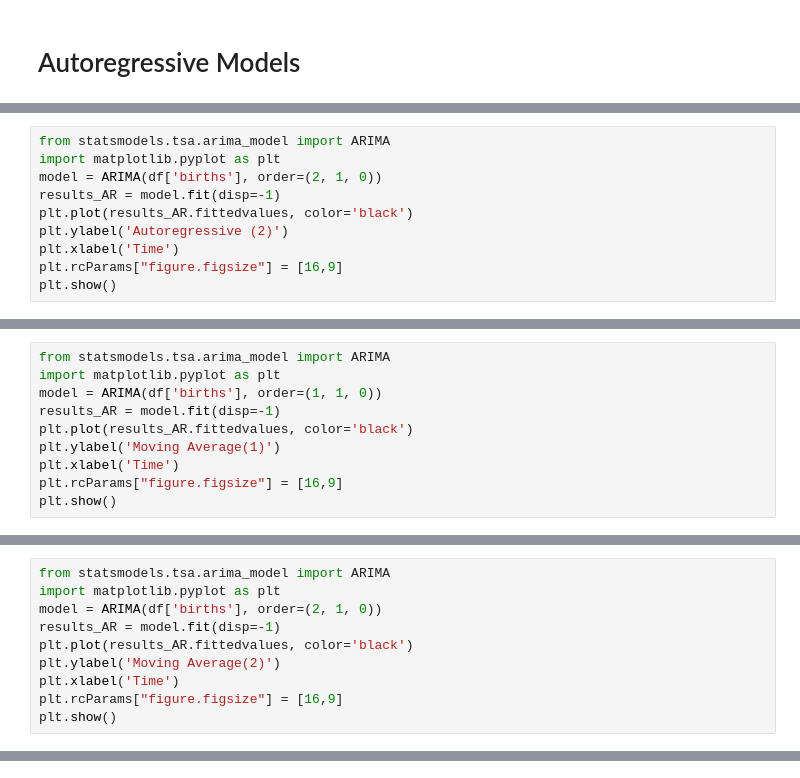
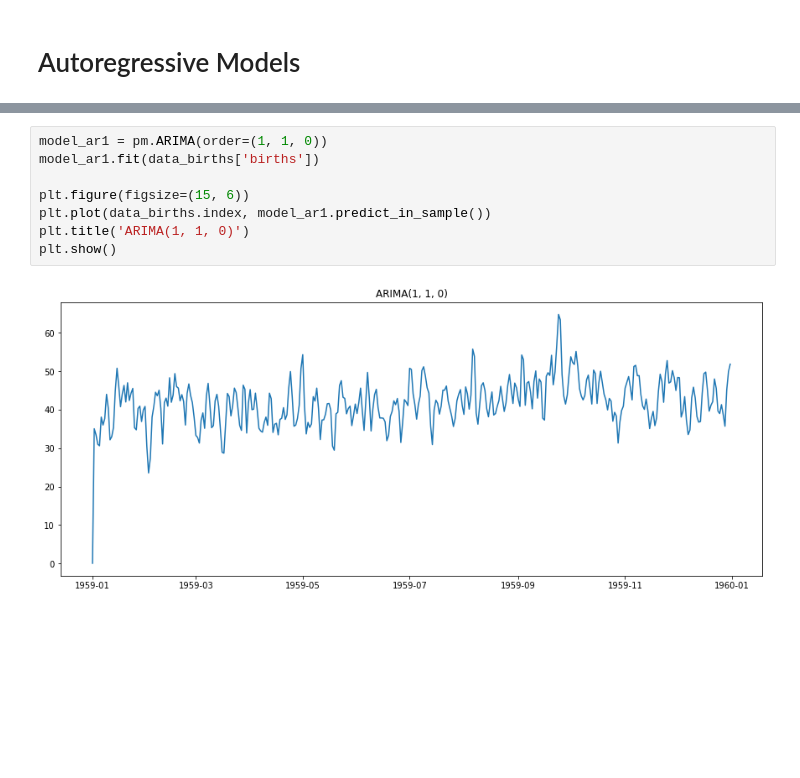
Before and after one commit to rjafarau/hands-on-time-series-analysis-python, a Jupyter notebook: source/CH04_Regression_Extension_Techniques_For_Time_Series_Data.ipynb, the cells around one changed output, grey strips where cells are left out. Drawn from its saved outputs; the diff is of its cells as text; blank space fills up the shorter version.

```diff
--- a/source/CH04_Regression_Extension_Techniques_For_Time_Series_Data.ipynb
+++ b/source/CH04_Regression_Extension_Techniques_For_Time_Series_Data.ipynb
@@ -91,10 +24,0 @@ warnings.filterwarnings('ignore', 'statsmodels.tsa.arima_model.ARIMA',
-# %%
-from statsmodels.tsa.arima_model import ARIMA
-import matplotlib.pyplot as plt
-model = ARIMA(df['births'], order=(2, 1, 0))
-results_AR = model.fit(disp=-1)
-plt.plot(results_AR.fittedvalues, color='black')
-plt.ylabel('Autoregressive (2)')
-plt.xlabel('Time')
-plt.rcParams["figure.figsize"] = [16,9]
-plt.show()
@@ -103,10 +24,0 @@ plt.show()
-# %%
-from statsmodels.tsa.arima_model import ARIMA
-import matplotlib.pyplot as plt
-model = ARIMA(df['births'], order=(1, 1, 0))
-results_AR = model.fit(disp=-1)
-plt.plot(results_AR.fittedvalues, color='black')
-plt.ylabel('Moving Average(1)')
-plt.xlabel('Time')
-plt.rcParams["figure.figsize"] = [16,9]
-plt.show()
@@ -115,10 +24,0 @@ plt.show()
-# %%
-from statsmodels.tsa.arima_model import ARIMA
-import matplotlib.pyplot as plt
-model = ARIMA(df['births'], order=(2, 1, 0))
-results_AR = model.fit(disp=-1)
-plt.plot(results_AR.fittedvalues, color='black')
-plt.ylabel('Moving Average(2)')
-plt.xlabel('Time')
-plt.rcParams["figure.figsize"] = [16,9]
-plt.show()
@@ -126,0 +25,10 @@ plt.show()
+# %%
+model_ar1 = pm.ARIMA(order=(1, 1, 0))
+model_ar1.fit(data_births['births'])
+
+plt.figure(figsize=(15, 6))
+plt.plot(data_births.index, model_ar1.predict_in_sample())
+plt.title('ARIMA(1, 1, 0)')
+plt.show()
+# %% [output]
+[figure, added]
```
Also changed, not shown: parts of 13 cells of this notebook.
